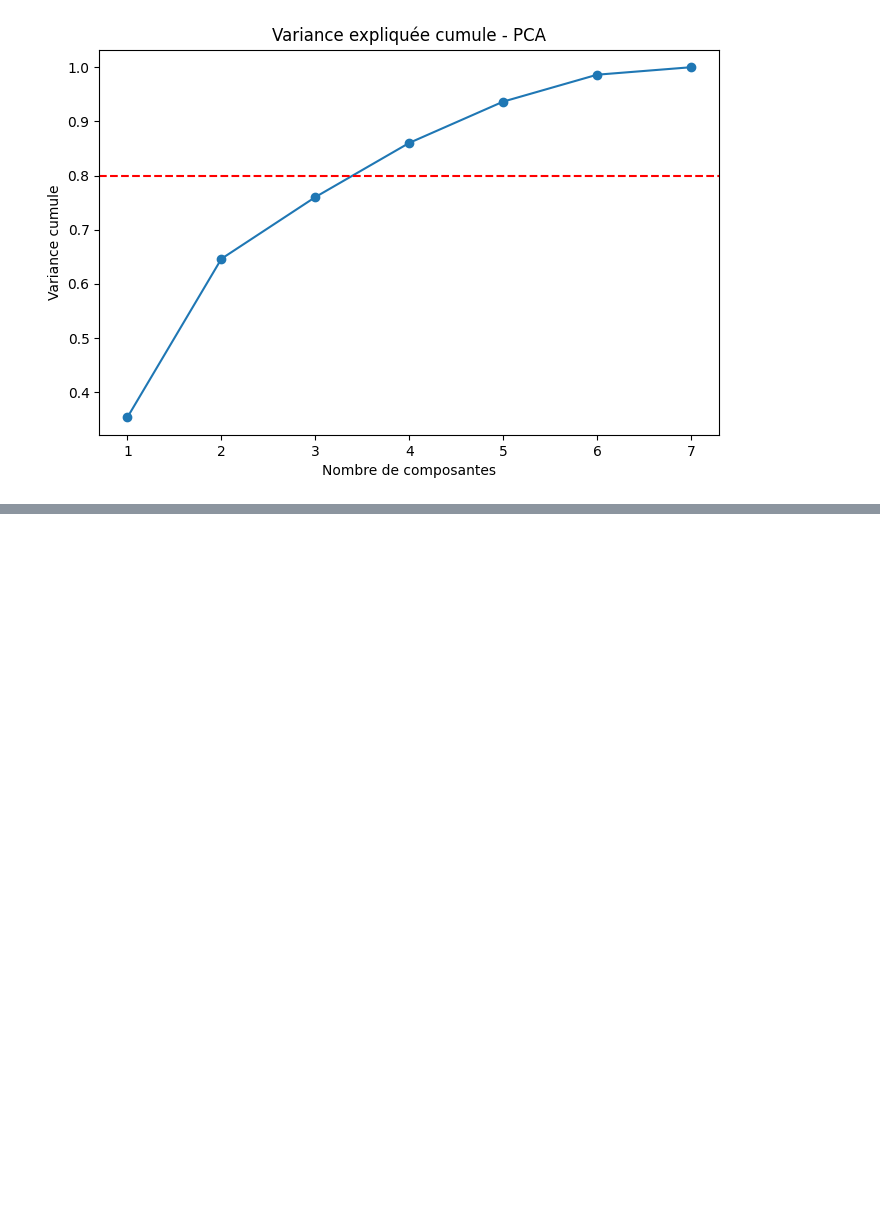
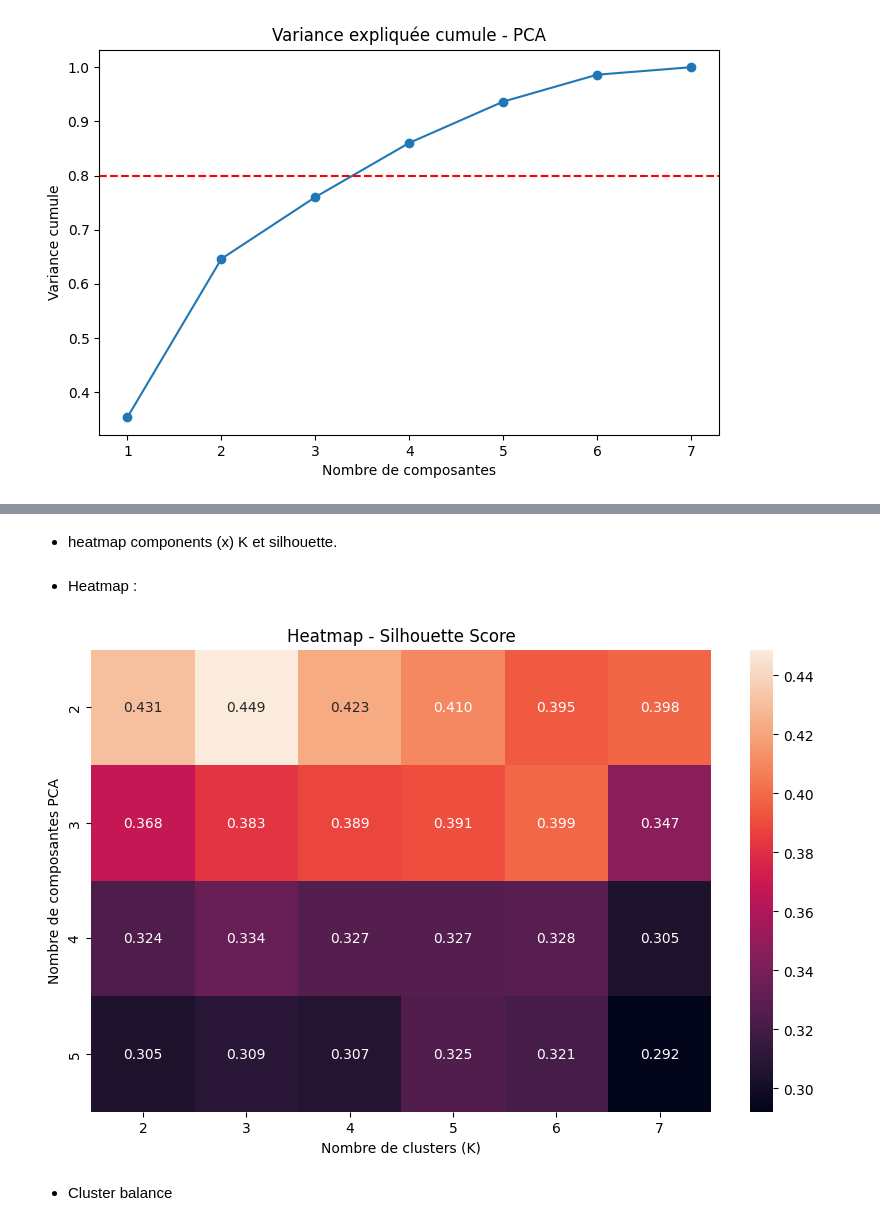
Before and after one commit to Mednsn/CardProfiler, a Jupyter notebook: notebooks/cleaning.ipynb, the cells around one changed output, grey strips where cells are left out. Cells and saved outputs as stored; diff of their text form; code cells hidden in the pictures; blank space fills up the shorter version.

```diff
--- a/notebooks/cleaning.ipynb
+++ b/notebooks/cleaning.ipynb
@@ -192,0 +264,25 @@ Nombre minimal de composantes pour depasser 80% : 4
+# %%
+from sklearn.cluster import KMeans
+from sklearn.metrics import ( silhouette_score, davies_bouldin_score, calinski_harabasz_score)
+
+number_components_list = [2, 3, 4, 5]
+k_list = range(2, 8)
+
+results = []
+
+for n_components in number_components_list:
+
+    X_pca_subset = X_pca[:, :n_components]
+
+    for k in k_list:
+
+        kmeans = KMeans(n_clusters=k,random_state=42, n_init=10)
+        labels = kmeans.fit_predict(X_pca_subset)
+
+
+        inertia = kmeans.inertia_
+
+
+        silhouette = silhouette_score(X_pca_subset, labels)
+
+        results.append({"n_components": n_components, "k": k, "inertia": inertia, "silhouette": silhouette})
@@ -192,0 +360,19 @@ Nombre minimal de composantes pour depasser 80% : 4
+# %% [markdown]
+- heatmap components  (x) K et silhouette.
+# %%
+silhouette_matrix = results_df.pivot( index="n_components",  columns="k",  values="silhouette")
+# %% [markdown]
+- Heatmap :
+# %%
+plt.figure(figsize=(10, 6))
+
+sns.heatmap( silhouette_matrix, annot=True, fmt=".3f")
+
+plt.xlabel("Nombre de clusters (K)")
+plt.ylabel("Nombre de composantes PCA")
+plt.title("Heatmap - Silhouette Score")
+plt.show()
+# %% [output]
+[figure, added]
+# %% [markdown]
+- Cluster balance
```
Also changed, not shown: parts of 32 cells of this notebook, 1 other file.
